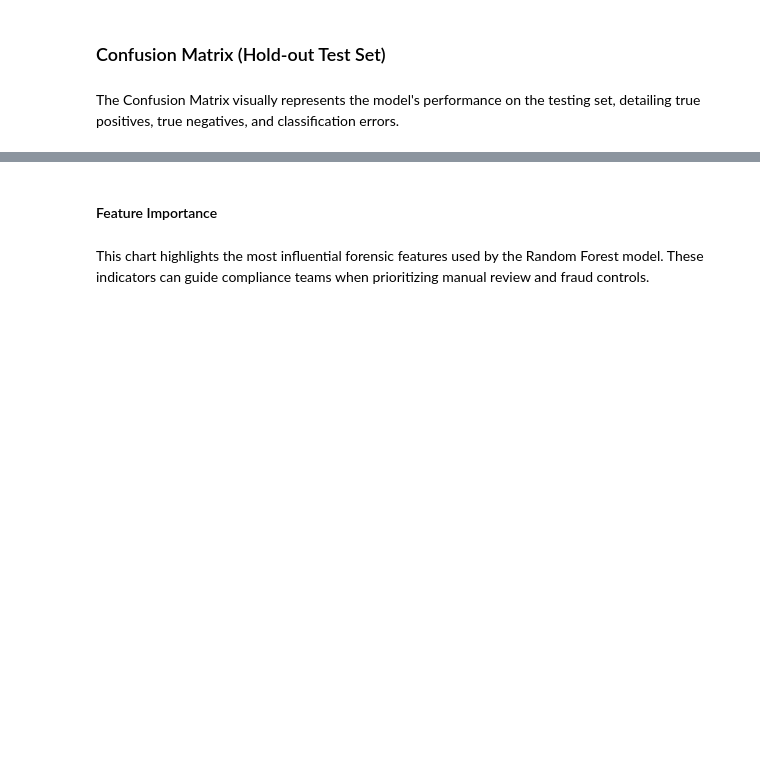
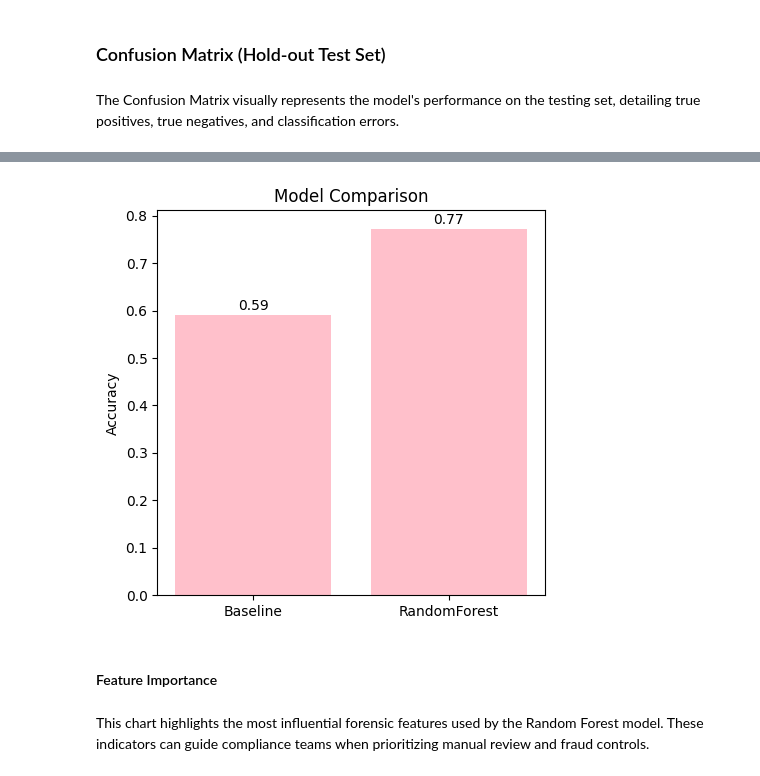
Before and after one commit to hylim12/ai-document-authentication-system, a Jupyter notebook: ml_model_training.ipynb, the cells around one changed output, grey strips where cells are left out. Cells and saved outputs as stored; diff of their text form; code cells hidden in the pictures; blank space fills up the shorter version.

```diff
--- a/ml_model_training.ipynb
+++ b/ml_model_training.ipynb
@@ -452,3 +474,21 @@ plt.show()
+# %%
+import matplotlib.pyplot as plt
+
+models = ["Baseline", "RandomForest"]
+accuracies = [test_acc_baseline, test_acc]
+
+plt.figure(figsize=(5,5))
+plt.bar(models, accuracies, color= "Pink")
+
+plt.ylabel("Accuracy")
+plt.title("Model Comparison")
+
+for i, v in enumerate(accuracies):
+    plt.text(i, v + 0.01, f"{v:.2f}", ha="center")
+
+plt.show()
+# %% [output]
+[figure, added]
 # %% [markdown]
 #### Feature Importance
 # %% [markdown]
```
Also changed, not shown: parts of 16 cells of this notebook.
